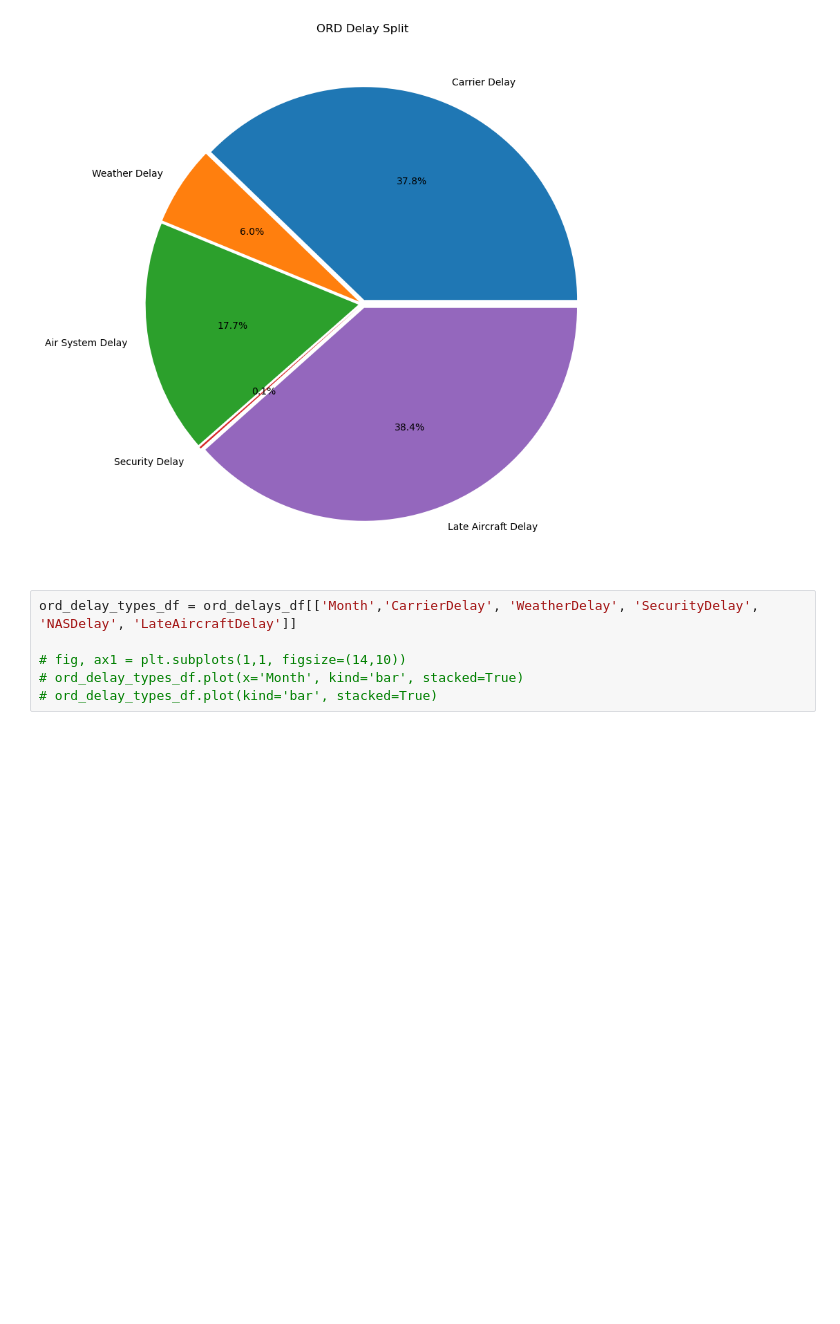
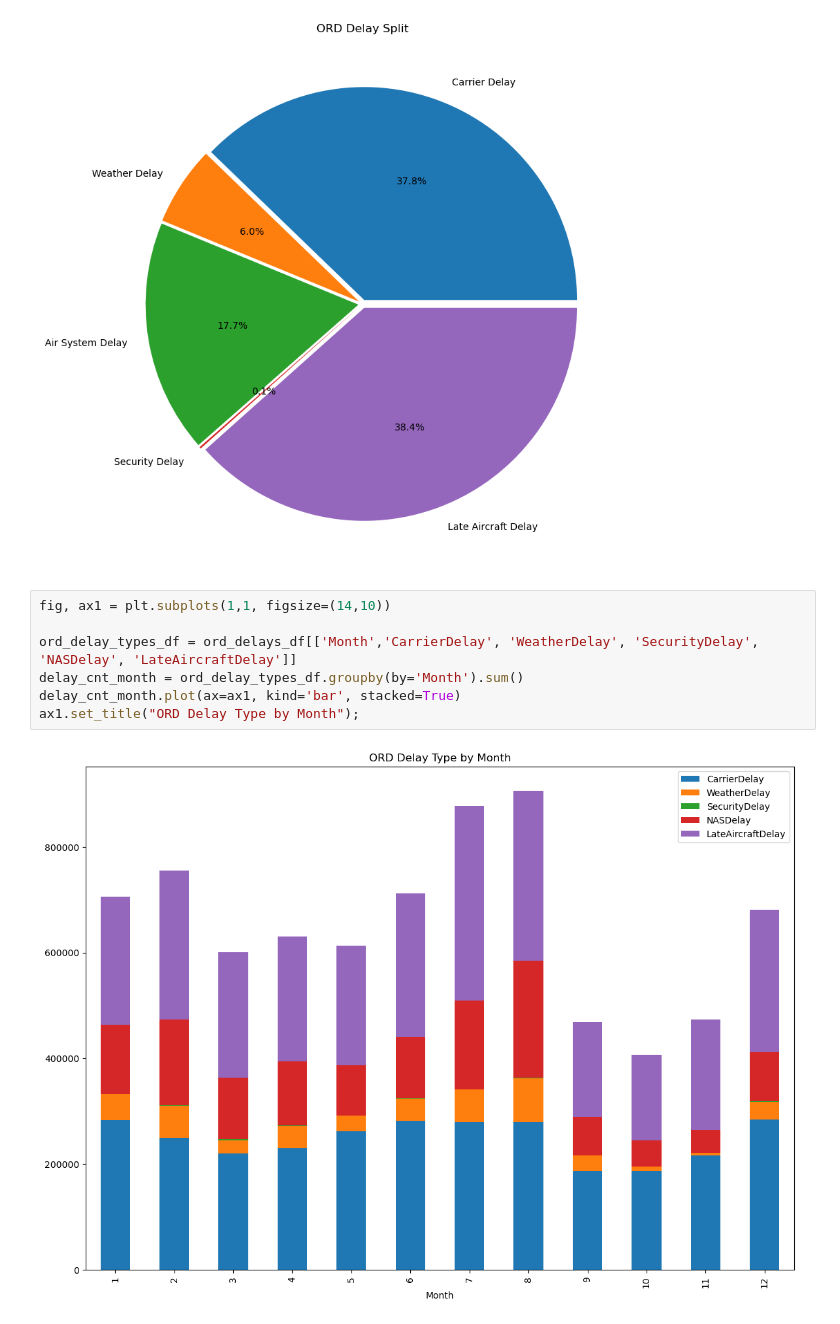
Before and after one commit to atramirez/Flight-Delays-Capstone, a Jupyter notebook: notebooks/eda.ipynb, the cells around one changed output. Drawn from its saved outputs; the diff is of its cells as text; blank space fills up the shorter version.

```diff
--- a/notebooks/eda.ipynb
+++ b/notebooks/eda.ipynb
@@ -141,9 +169,12 @@ ax1.pie(pie_chart_lst, labels=pie_chart_labels_lst, autopct='%1.1f%%', explode=(
 ax1.set_title("ORD Delay Split");
 # %% [output]
 [figure]
-# %%
-ord_delay_types_df = ord_delays_df[['Month','CarrierDelay', 'WeatherDelay', 'SecurityDelay', 'NASDelay', 'LateAircraftDelay']]
-
-# fig, ax1 = plt.subplots(1,1, figsize=(14,10))
-# ord_delay_types_df.plot(x='Month', kind='bar', stacked=True)
-# ord_delay_types_df.plot(kind='bar', stacked=True)
+# %%
+fig, ax1 = plt.subplots(1,1, figsize=(14,10))
+
+ord_delay_types_df = ord_delays_df[['Month','CarrierDelay', 'WeatherDelay', 'SecurityDelay', 'NASDelay', 'LateAircraftDelay']]
+delay_cnt_month = ord_delay_types_df.groupby(by='Month').sum()
+delay_cnt_month.plot(ax=ax1, kind='bar', stacked=True)
+ax1.set_title("ORD Delay Type by Month");
+# %% [output]
+[figure, added]
```
Also changed, not shown: parts of 16 cells of this notebook.
